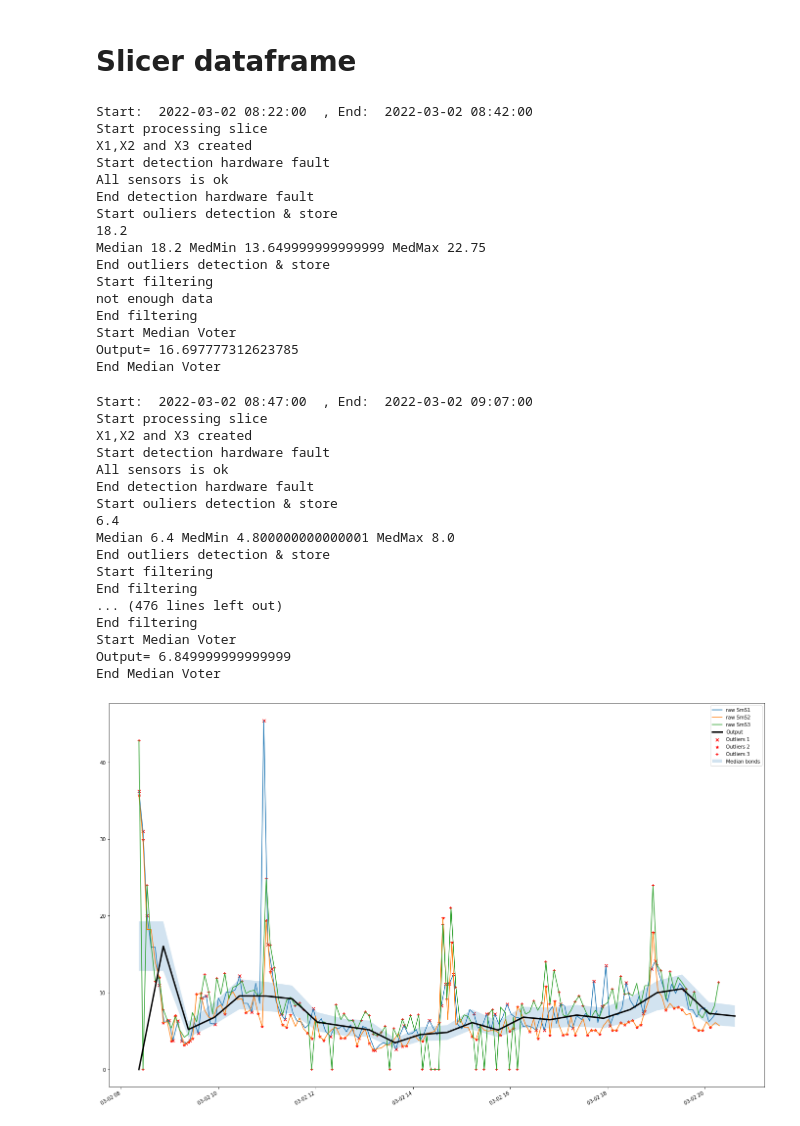
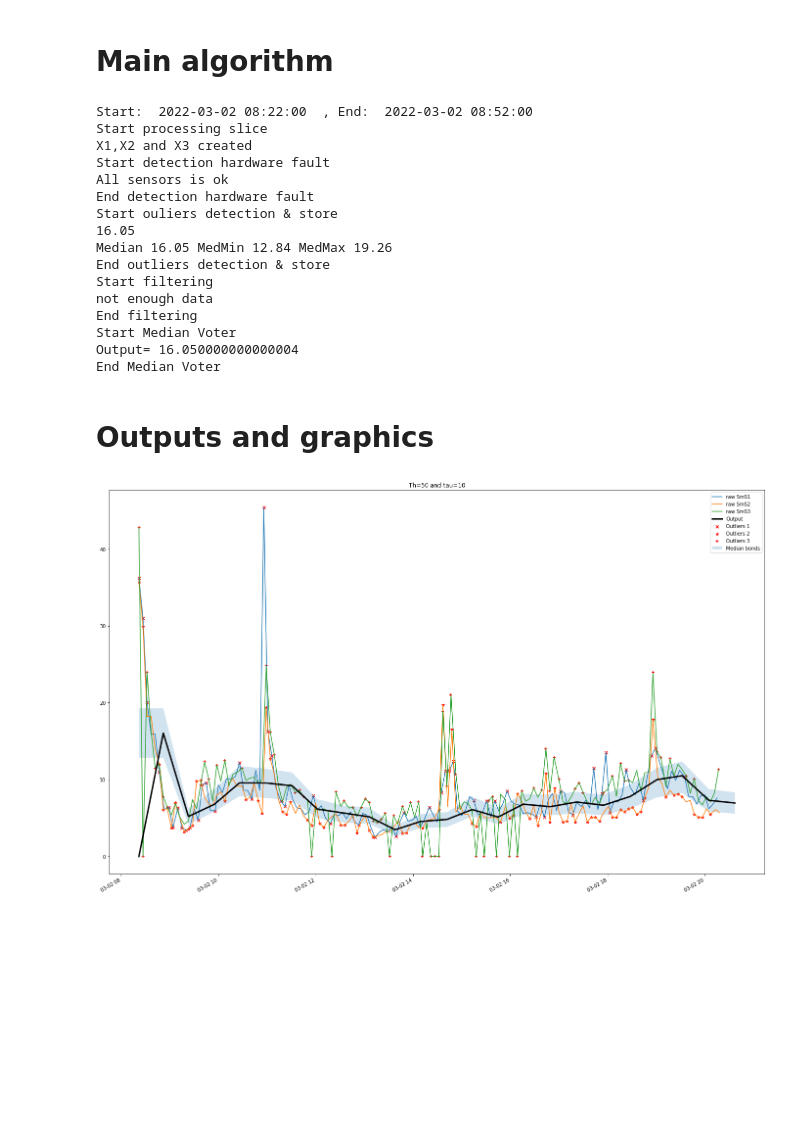
Before and after one commit to spoupry/Hello-world, a Jupyter notebook: Algo_complet.ipynb, the cells around one changed output. Saved outputs shown, nothing was run; the diff lists cells and outputs as text; code cells hidden in the pictures; blank space fills up the shorter version.

```diff
--- a/Algo_complet.ipynb
+++ b/Algo_complet.ipynb
@@ -51,9 +49,10 @@ df.head(2)
 # Initialisation variables
 StartTime_df = df.index[0]  # Starting timestamp dataset
 EndTime_df = df.index[-1]   # End timestamp dataset
-tau = timedelta(minutes=20) # step size for rolling window
+tau = timedelta(minutes=30) # step size for rolling window
 StepTime = StartTime_df + tau  #slice of time
-Threshold = 25 #  15% bonds for outliers
+Threshold = 20 #  15% bonds for outliers
+# serie for raw datas for graphics
 X1raw = pd.Series( [0] , index = [StartTime_df], dtype=float)
 X2raw = pd.Series( [0] , index = [StartTime_df], dtype=float)
 X3raw = pd.Series( [0] , index = [StartTime_df], dtype=float)
@@ -288,5 +275,5 @@ def affiche(X1,X2,X3,Median):
-# %% [markdown]
-# Slicer dataframe
+# %% [markdown]
+# Main algorithm
 # %%
 # first slice of time from df
 StepTime = StartTime_df + tau
@@ -301,21 +288,21 @@ Median.loc[StartTime_df] = Median.loc[StepTime]
 #affiche(X1raw,X2raw,X3raw,Median)
 #affiche(X1out,X2out,X3out,Median)
 # %% [output]
-Start:  2022-03-02 08:22:00  , End:  2022-03-02 08:42:00
+Start:  2022-03-02 08:22:00  , End:  2022-03-02 08:52:00
 Start processing slice
 X1,X2 and X3 created
 Start detection hardware fault
 All sensors is ok
 End detection hardware fault
 Start ouliers detection & store
-18.2
-Median 18.2 MedMin 13.649999999999999 MedMax 22.75
+16.05
+Median 16.05 MedMin 12.84 MedMax 19.26
 End outliers detection & store
 Start filtering
 not enough data
 End filtering
 Start Median Voter
-Output= 16.697777312623785
+Output= 16.050000000000004
 End Median Voter
 # %%
 # others slices
@@ -335,37 +322,22 @@ for time, row in df.iterrows():
     #print(df_slice.tail(1))
 
 #Time_slice_list
-# %% [output]
-Start:  2022-03-02 08:47:00  , End:  2022-03-02 09:07:00
-Start processing slice
-X1,X2 and X3 created
-Start detection hardware fault
-All sensors is ok
-End detection hardware fault
-Start ouliers detection & store
-6.4
-Median 6.4 MedMin 4.800000000000001 MedMax 8.0
-End outliers detection & store
-Start filtering
-End filtering
-... (476 lines left out)
-End filtering
-Start Median Voter
-Output= 6.849999999999999
-End Median Voter
+# %% [markdown]
+# Outputs and graphics
 # %%
-# affiche(X1raw,X2raw,X3raw,Median)
-  # affichage series
+# graphics series
 plt.figure(figsize=(24,16))
 plt.scatter(X1out.index, X1out.values,label='Outliers 1', c='red' ,marker = 'x')
 plt.scatter(X2out.index, X2out.values,label='Outliers 2', c='red' ,marker = '*')
 plt.scatter(X3out.index, X3out.values,label='Outliers 3', c='red' ,marker = '+')
 X1raw.plot(label='raw SmS1')
 X2raw.plot(label='raw SmS2')
 X3raw.plot(label='raw SmS3')
 plt.fill_between(Median.index,Median['MedMax'],Median['MedMin'],alpha = 0.2, label='Median bonds')
 Outagg.plot(label='Output', linewidth = 3, c='black' )
+t=10
+plt.title('Th=50 and tau=%i' %t)
 plt.legend()
 plt.show()
 # %% [output]
-[figure, old version]
+[figure, new version]
```
Also changed, not shown: parts of 9 cells of this notebook.
